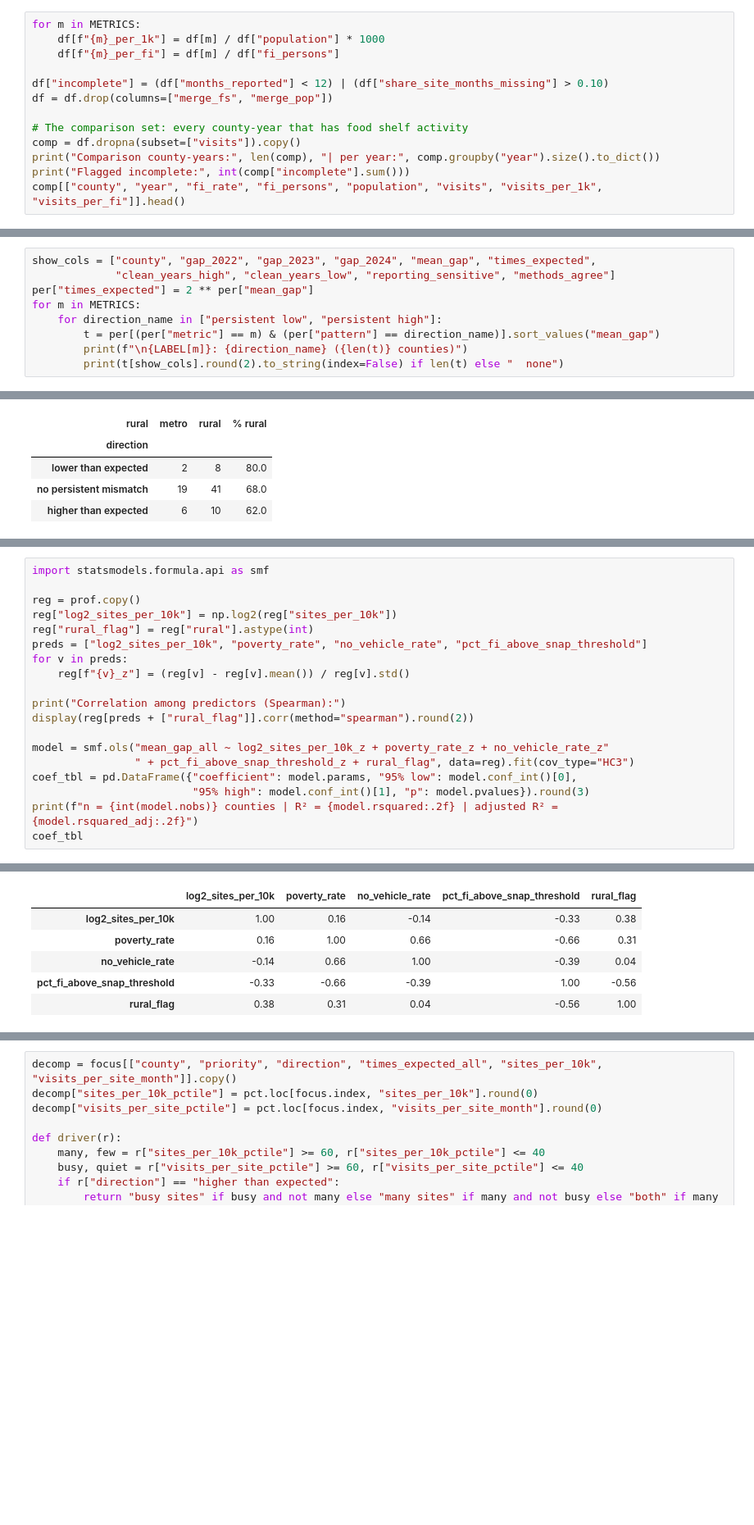
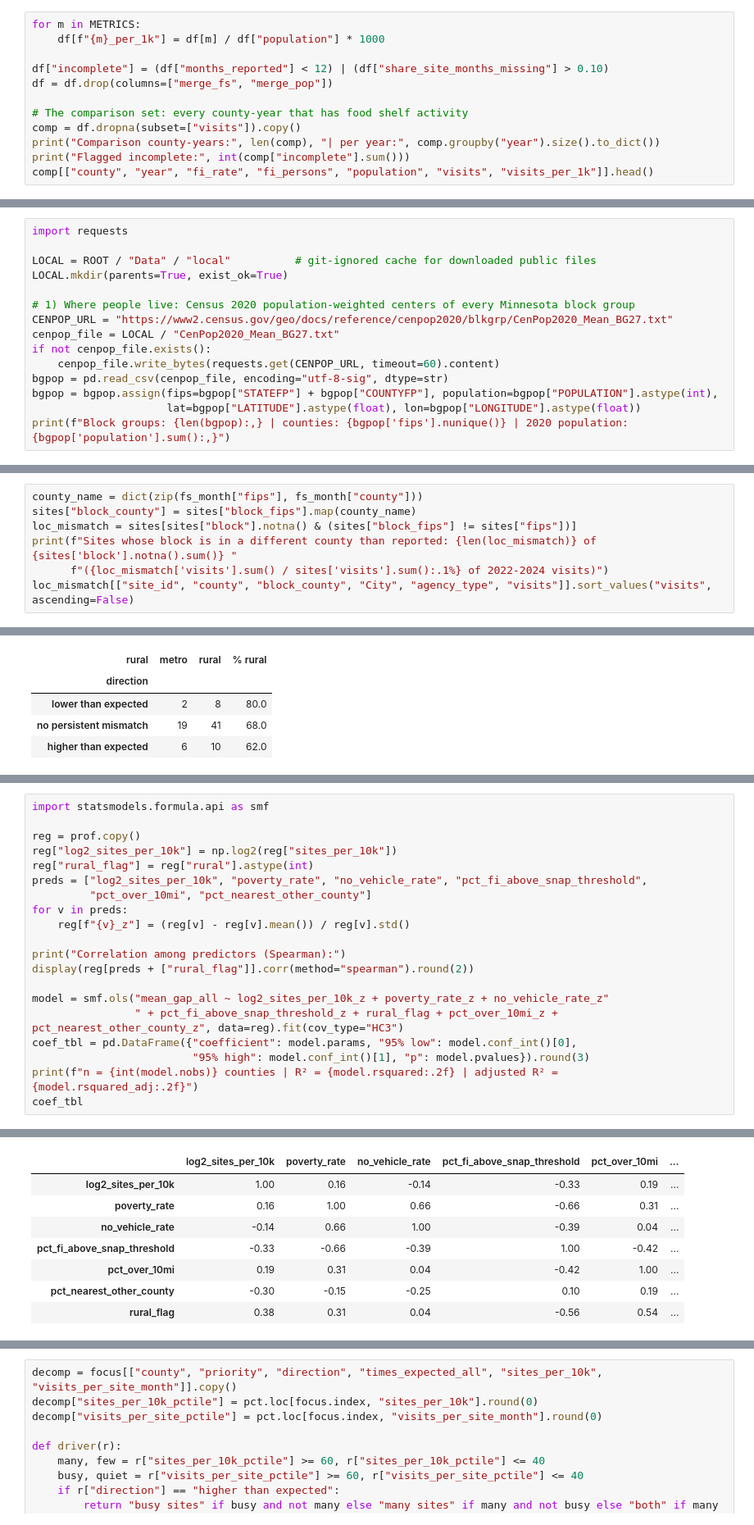
Before and after one commit to MukhHz/MINNEMUDAC_2026, a Jupyter notebook: notebooks/q1_need_vs_foodshelf_activity.ipynb, the cells around one changed output, grey strips where cells are left out. Shown at 82% size. Saved outputs shown, nothing was run; the diff lists cells and outputs as text; blank space fills up the shorter version.

```diff
--- a/notebooks/q1_need_vs_foodshelf_activity.ipynb
+++ b/notebooks/q1_need_vs_foodshelf_activity.ipynb
@@ -397,7 +300,6 @@ Plus a flag `incomplete` = fewer than 12 reported months **or** more than 10% of
 # %%
 for m in METRICS:
     df[f"{m}_per_1k"] = df[m] / df["population"] * 1000
-    df[f"{m}_per_fi"] = df[m] / df["fi_persons"]
 
 df["incomplete"] = (df["months_reported"] < 12) | (df["share_site_months_missing"] > 0.10)
 df = df.drop(columns=["merge_fs", "merge_pop"])
@@ -406,7 +308,7 @@ df = df.drop(columns=["merge_fs", "merge_pop"])
 comp = df.dropna(subset=["visits"]).copy()
 print("Comparison county-years:", len(comp), "| per year:", comp.groupby("year").size().to_dict())
 print("Flagged incomplete:", int(comp["incomplete"].sum()))
-comp[["county", "year", "fi_rate", "fi_persons", "population", "visits", "visits_per_1k", "visits_per_fi"]].head()
+comp[["county", "year", "fi_rate", "fi_persons", "population", "visits", "visits_per_1k"]].head()
 # %% [output]
 Comparison county-years: 258 | per year: {2022: 86, 2023: 86, 2024: 86}
 Flagged incomplete: 7
@@ -1592,9 +1047,0 @@ Each list is sorted by the average gap over the three years. `×` columns conver
-# %%
-show_cols = ["county", "gap_2022", "gap_2023", "gap_2024", "mean_gap", "times_expected",
-             "clean_years_high", "clean_years_low", "reporting_sensitive", "methods_agree"]
-per["times_expected"] = 2 ** per["mean_gap"]
-for m in METRICS:
-    for direction_name in ["persistent low", "persistent high"]:
-        t = per[(per["metric"] == m) & (per["pattern"] == direction_name)].sort_values("mean_gap")
-        print(f"\n{LABEL[m]}: {direction_name} ({len(t)} counties)")
-        print(t[show_cols].round(2).to_string(index=False) if len(t) else "  none")
@@ -2244,0 +1561,15 @@ snap_rate                      12
+# %%
+import requests
+
+LOCAL = ROOT / "Data" / "local"          # git-ignored cache for downloaded public files
+LOCAL.mkdir(parents=True, exist_ok=True)
+
+# 1) Where people live: Census 2020 population-weighted centers of every Minnesota block group
+CENPOP_URL = "https://www2.census.gov/geo/docs/reference/cenpop2020/blkgrp/CenPop2020_Mean_BG27.txt"
+cenpop_file = LOCAL / "CenPop2020_Mean_BG27.txt"
+if not cenpop_file.exists():
+    cenpop_file.write_bytes(requests.get(CENPOP_URL, timeout=60).content)
+bgpop = pd.read_csv(cenpop_file, encoding="utf-8-sig", dtype=str)
+bgpop = bgpop.assign(fips=bgpop["STATEFP"] + bgpop["COUNTYFP"], population=bgpop["POPULATION"].astype(int),
+                     lat=bgpop["LATITUDE"].astype(float), lon=bgpop["LONGITUDE"].astype(float))
+print(f"Block groups: {len(bgpop):,} | counties: {bgpop['fips'].nunique()} | 2020 population: {bgpop['population'].sum():,}")
@@ -2244,0 +1619,7 @@ snap_rate                      12
+# %%
+county_name = dict(zip(fs_month["fips"], fs_month["county"]))
+sites["block_county"] = sites["block_fips"].map(county_name)
+loc_mismatch = sites[sites["block"].notna() & (sites["block_fips"] != sites["fips"])]
+print(f"Sites whose block is in a different county than reported: {len(loc_mismatch)} of {sites['block'].notna().sum()} "
+      f"({loc_mismatch['visits'].sum() / sites['visits'].sum():.1%} of 2022-2024 visits)")
+loc_mismatch[["site_id", "county", "block_county", "City", "agency_type", "visits"]].sort_values("visits", ascending=False)
@@ -2487,27 +1933,30 @@ The characteristics are related to each other (e.g. poorer counties tend to be m
 # %%
 import statsmodels.formula.api as smf
 
 reg = prof.copy()
 reg["log2_sites_per_10k"] = np.log2(reg["sites_per_10k"])
 reg["rural_flag"] = reg["rural"].astype(int)
-preds = ["log2_sites_per_10k", "poverty_rate", "no_vehicle_rate", "pct_fi_above_snap_threshold"]
+preds = ["log2_sites_per_10k", "poverty_rate", "no_vehicle_rate", "pct_fi_above_snap_threshold",
+         "pct_over_10mi", "pct_nearest_other_county"]
 for v in preds:
     reg[f"{v}_z"] = (reg[v] - reg[v].mean()) / reg[v].std()
 
 print("Correlation among predictors (Spearman):")
 display(reg[preds + ["rural_flag"]].corr(method="spearman").round(2))
 
 model = smf.ols("mean_gap_all ~ log2_sites_per_10k_z + poverty_rate_z + no_vehicle_rate_z"
-                " + pct_fi_above_snap_threshold_z + rural_flag", data=reg).fit(cov_type="HC3")
+                " + pct_fi_above_snap_threshold_z + rural_flag + pct_over_10mi_z + pct_nearest_other_county_z", data=reg).fit(cov_type="HC3")
 coef_tbl = pd.DataFrame({"coefficient": model.params, "95% low": model.conf_int()[0],
                          "95% high": model.conf_int()[1], "p": model.pvalues}).round(3)
 print(f"n = {int(model.nobs)} counties | R² = {model.rsquared:.2f} | adjusted R² = {model.rsquared_adj:.2f}")
 coef_tbl
 # %% [output]
 Correlation among predictors (Spearman):
-|  | log2_sites_per_10k | poverty_rate | no_vehicle_rate | pct_fi_above_snap_threshold | rural_flag |
-| log2_sites_per_10k | 1.00 | 0.16 | -0.14 | -0.33 | 0.38 |
-| poverty_rate | 0.16 | 1.00 | 0.66 | -0.66 | 0.31 |
-| no_vehicle_rate | -0.14 | 0.66 | 1.00 | -0.39 | 0.04 |
-| pct_fi_above_snap_threshold | -0.33 | -0.66 | -0.39 | 1.00 | -0.56 |
-| rural_flag | 0.38 | 0.31 | 0.04 | -0.56 | 1.00 |
+|  | log2_sites_per_10k | poverty_rate | no_vehicle_rate | pct_fi_above_snap_threshold | pct_over_10mi | ... |
+| log2_sites_per_10k | 1.00 | 0.16 | -0.14 | -0.33 | 0.19 | ... |
+| poverty_rate | 0.16 | 1.00 | 0.66 | -0.66 | 0.31 | ... |
+| no_vehicle_rate | -0.14 | 0.66 | 1.00 | -0.39 | 0.04 | ... |
+| pct_fi_above_snap_threshold | -0.33 | -0.66 | -0.39 | 1.00 | -0.42 | ... |
+| pct_over_10mi | 0.19 | 0.31 | 0.04 | -0.42 | 1.00 | ... |
+| pct_nearest_other_county | -0.30 | -0.15 | -0.25 | 0.10 | 0.19 | ... |
+| rural_flag | 0.38 | 0.31 | 0.04 | -0.56 | 0.54 | ... |
```
Also changed, not shown: parts of 114 cells of this notebook, 3 other files.
